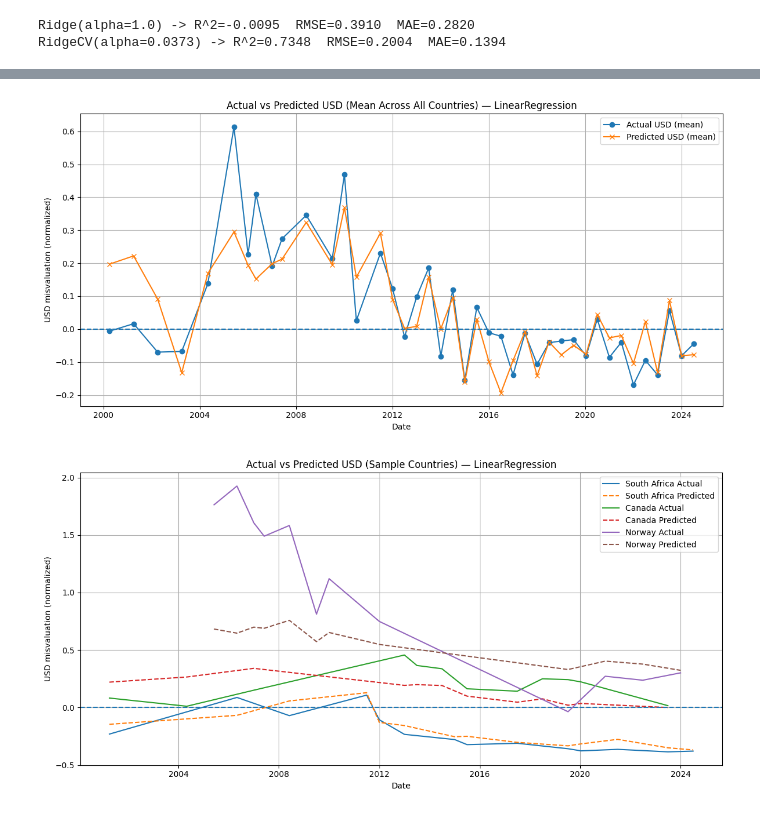
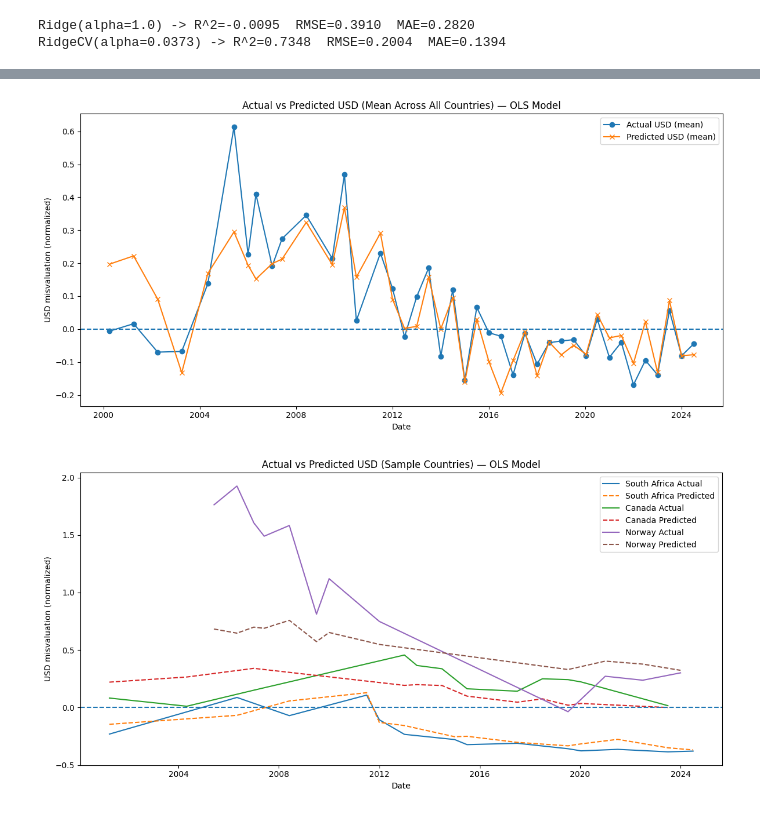
Before and after one commit to Damien-88/DS510_Team_Project, a Jupyter notebook: LinearRegression/Kepler_LinearRegressionAnalysis.ipynb, the cells around one changed output, grey strips where cells are left out. Saved outputs shown, nothing was run; the diff lists cells and outputs as text; code cells hidden in the pictures.

```diff
--- a/LinearRegression/Kepler_LinearRegressionAnalysis.ipynb
+++ b/LinearRegression/Kepler_LinearRegressionAnalysis.ipynb
@@ -328,34 +328,34 @@ ts_lin = pd.DataFrame({
 }).sort_values("Date")
 
 # 1) Overall average across all countries (by date)
 avg_by_date_lin = ts_lin.groupby("Date")[["Actual", "Predicted"]].mean().reset_index()
 
 plt.figure(figsize=(12,6))
 plt.plot(avg_by_date_lin["Date"], avg_by_date_lin["Actual"], label="Actual USD (mean)", marker="o")
 plt.plot(avg_by_date_lin["Date"], avg_by_date_lin["Predicted"], label="Predicted USD (mean)", marker="x")
-plt.title("Actual vs Predicted USD (Mean Across All Countries) — LinearRegression")
+plt.title("Actual vs Predicted USD (Mean Across All Countries) — OLS Model")
 plt.xlabel("Date")
 plt.ylabel("USD misvaluation (normalized)")
 plt.axhline(0, linestyle="--")
 plt.legend()
 plt.tight_layout()
 plt.show()
 
 # 2) Country-level examples (top 3 by count in test set)
 top_countries_lin = ts_lin["Country"].value_counts().head(3).index.tolist()
 
 plt.figure(figsize=(12,6))
 for c in top_countries_lin:
     subset = ts_lin[ts_lin["Country"] == c].sort_values("Date")
     plt.plot(subset["Date"], subset["Actual"], label=f"{c} Actual", linestyle="-")
     plt.plot(subset["Date"], subset["Predicted"], label=f"{c} Predicted", linestyle="--")
-plt.title("Actual vs Predicted USD (Sample Countries) — LinearRegression")
+plt.title("Actual vs Predicted USD (Sample Countries) — OLS Model")
 plt.xlabel("Date")
 plt.ylabel("USD misvaluation (normalized)")
 plt.axhline(0, linestyle="--")
 plt.legend()
 plt.tight_layout()
 plt.show()
 # %% [output]
-[figure, old version]
+[figure, new version]
-[figure, old version]
+[figure, new version]
```
Also changed, not shown: parts of 4 cells of this notebook, 1 other file.
